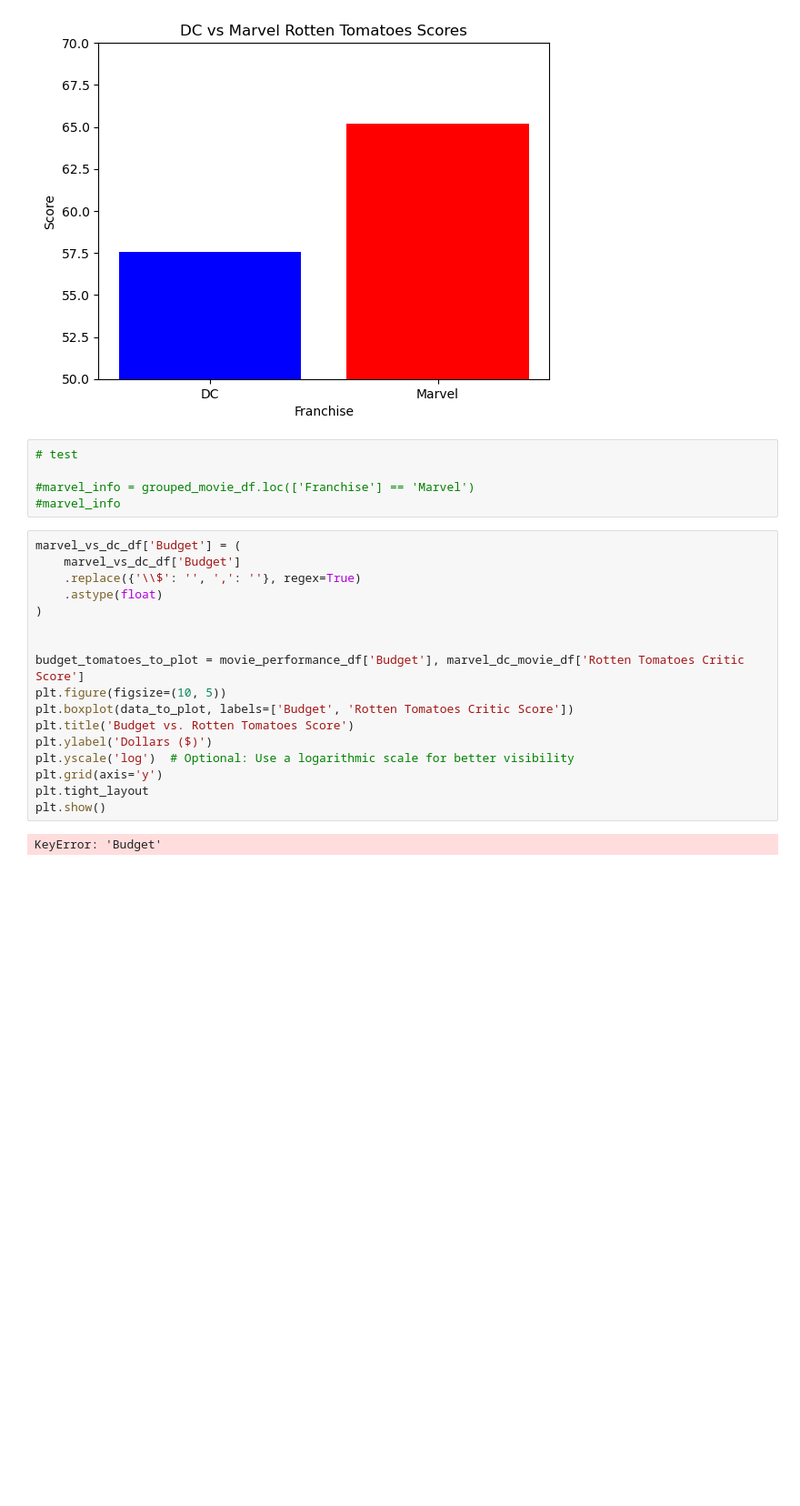
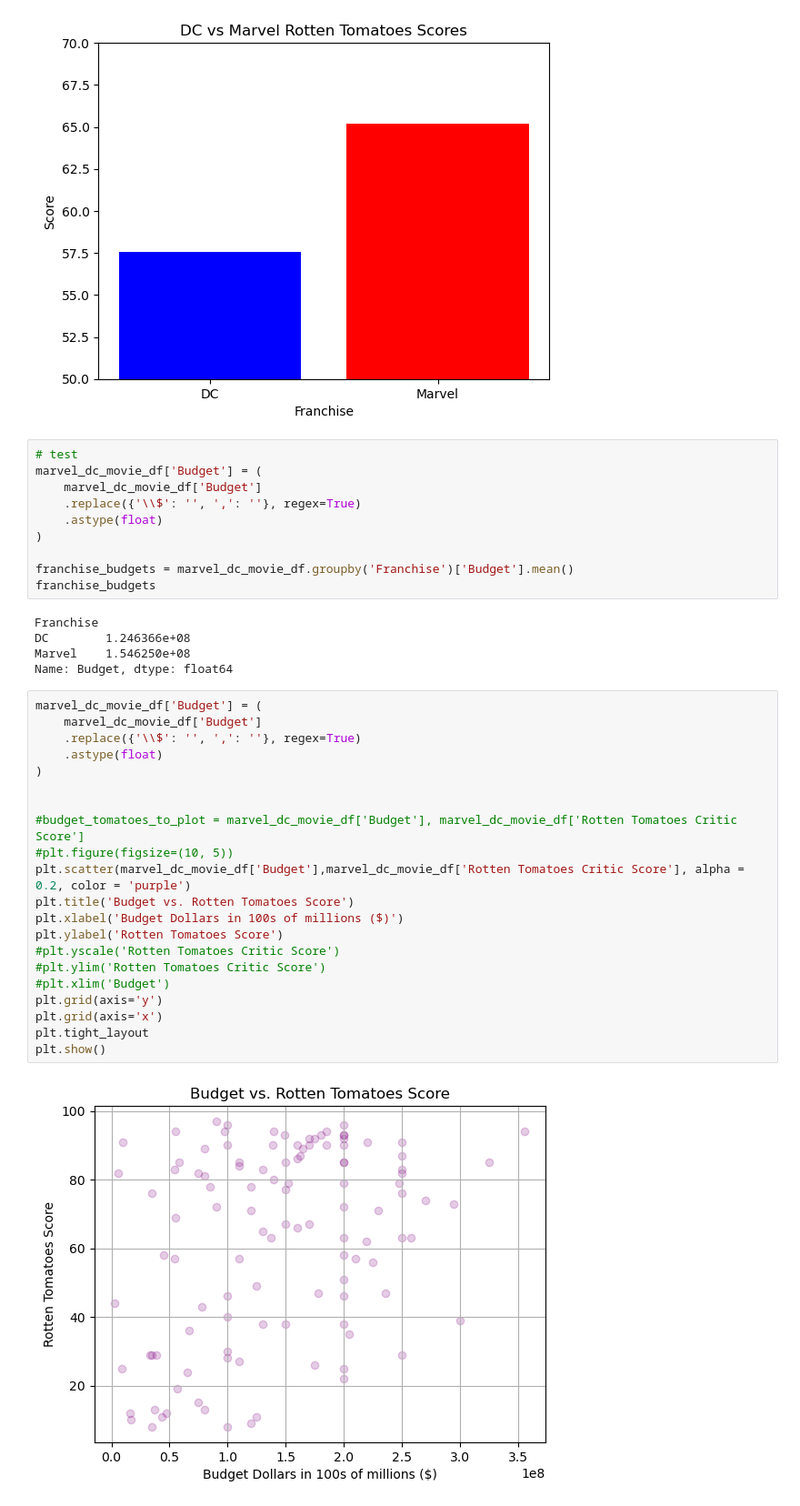
Before and after one commit to Nathan-Savage/project1, a Jupyter notebook: ns_project1.ipynb, the cells around one changed output. Shown at 91% size. Saved outputs shown, nothing was run; the diff lists cells and outputs as text; blank space fills up the shorter version.

```diff
--- a/ns_project1.ipynb
+++ b/ns_project1.ipynb
@@ -131,25 +131,39 @@ plt.show()
 [figure]
 # %%
 # test
+marvel_dc_movie_df['Budget'] = (
+    marvel_dc_movie_df['Budget']
+    .replace({'\\$': '', ',': ''}, regex=True)
+    .astype(float)
+)
 
-#marvel_info = grouped_movie_df.loc(['Franchise'] == 'Marvel')
-#marvel_info
+franchise_budgets = marvel_dc_movie_df.groupby('Franchise')['Budget'].mean()
+franchise_budgets
+# %% [output]
+Franchise
+DC        1.246366e+08
+Marvel    1.546250e+08
+Name: Budget, dtype: float64
 # %%
-marvel_vs_dc_df['Budget'] = (
-    marvel_vs_dc_df['Budget']
+marvel_dc_movie_df['Budget'] = (
+    marvel_dc_movie_df['Budget']
     .replace({'\\$': '', ',': ''}, regex=True)
     .astype(float)
 )
 
 
-budget_tomatoes_to_plot = movie_performance_df['Budget'], marvel_dc_movie_df['Rotten Tomatoes Critic Score']
-plt.figure(figsize=(10, 5))
-plt.boxplot(data_to_plot, labels=['Budget', 'Rotten Tomatoes Critic Score'])
+#budget_tomatoes_to_plot = marvel_dc_movie_df['Budget'], marvel_dc_movie_df['Rotten Tomatoes Critic Score']
+#plt.figure(figsize=(10, 5))
+plt.scatter(marvel_dc_movie_df['Budget'],marvel_dc_movie_df['Rotten Tomatoes Critic Score'], alpha = 0.2, color = 'purple')
 plt.title('Budget vs. Rotten Tomatoes Score')
-plt.ylabel('Dollars ($)')
-plt.yscale('log')  # Optional: Use a logarithmic scale for better visibility
+plt.xlabel('Budget Dollars in 100s of millions ($)')
+plt.ylabel('Rotten Tomatoes Score')
+#plt.yscale('Rotten Tomatoes Critic Score')
+#plt.ylim('Rotten Tomatoes Critic Score')
+#plt.xlim('Budget')
 plt.grid(axis='y')
+plt.grid(axis='x')
 plt.tight_layout
 plt.show()
 # %% [output]
-KeyError: 'Budget'
+[figure, added]
```
